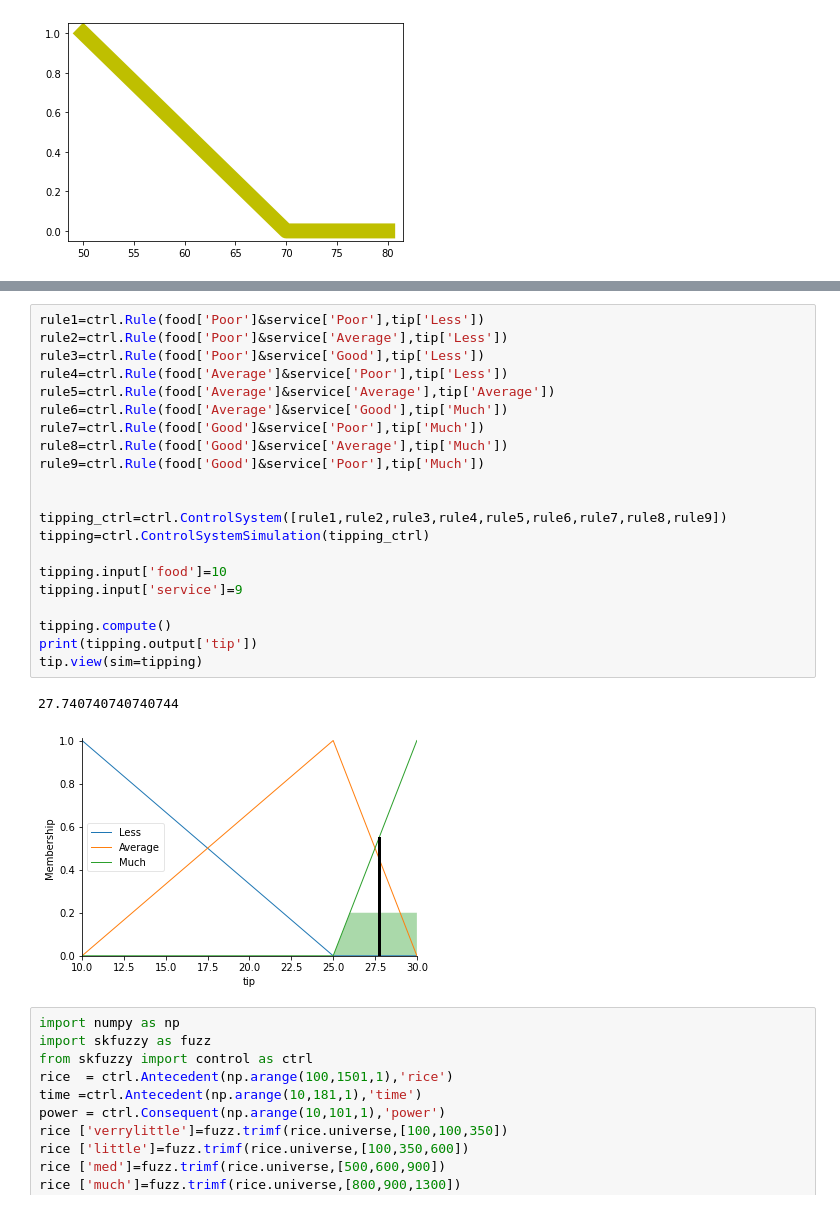
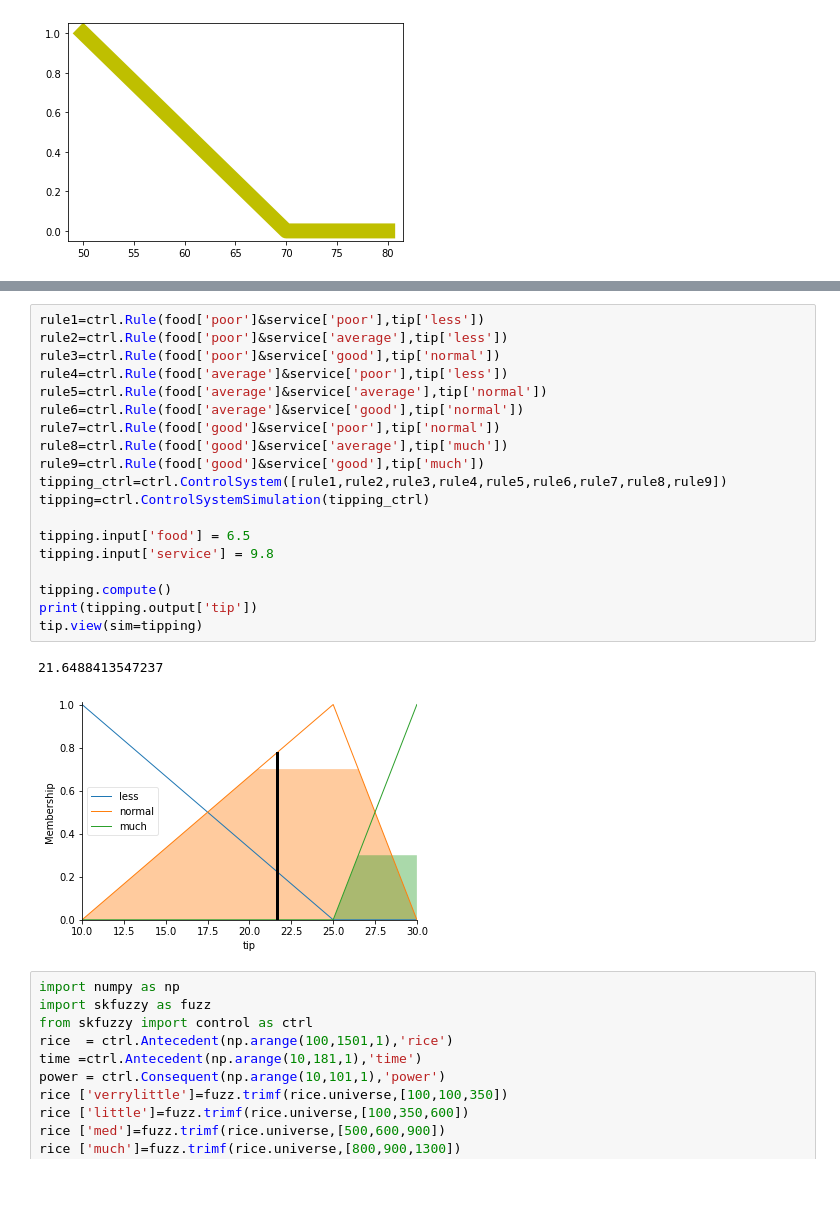
Before and after one commit to HuyHoang-20146252/AI_W4_Fuzzy_25_02_03, a Jupyter notebook: Untitled2.ipynb, the cells around one changed output, grey strips where cells are left out. Saved outputs shown, nothing was run; the diff lists cells and outputs as text.

```diff
--- a/Untitled2.ipynb
+++ b/Untitled2.ipynb
@@ -57,28 +57,26 @@ food['Average'].view()
 [figure]
 # %%
-rule1=ctrl.Rule(food['Poor']&service['Poor'],tip['Less'])
-rule2=ctrl.Rule(food['Poor']&service['Average'],tip['Less'])
-rule3=ctrl.Rule(food['Poor']&service['Good'],tip['Less'])
-rule4=ctrl.Rule(food['Average']&service['Poor'],tip['Less'])
-rule5=ctrl.Rule(food['Average']&service['Average'],tip['Average'])
-rule6=ctrl.Rule(food['Average']&service['Good'],tip['Much'])
-rule7=ctrl.Rule(food['Good']&service['Poor'],tip['Much'])
-rule8=ctrl.Rule(food['Good']&service['Average'],tip['Much'])
-rule9=ctrl.Rule(food['Good']&service['Poor'],tip['Much'])
-
-
+rule1=ctrl.Rule(food['poor']&service['poor'],tip['less'])
+rule2=ctrl.Rule(food['poor']&service['average'],tip['less'])
+rule3=ctrl.Rule(food['poor']&service['good'],tip['normal'])
+rule4=ctrl.Rule(food['average']&service['poor'],tip['less'])
+rule5=ctrl.Rule(food['average']&service['average'],tip['normal'])
+rule6=ctrl.Rule(food['average']&service['good'],tip['normal'])
+rule7=ctrl.Rule(food['good']&service['poor'],tip['normal'])
+rule8=ctrl.Rule(food['good']&service['average'],tip['much'])
+rule9=ctrl.Rule(food['good']&service['good'],tip['much'])
 tipping_ctrl=ctrl.ControlSystem([rule1,rule2,rule3,rule4,rule5,rule6,rule7,rule8,rule9])
 tipping=ctrl.ControlSystemSimulation(tipping_ctrl)
 
-tipping.input['food']=10
-tipping.input['service']=9
+tipping.input['food'] = 6.5
+tipping.input['service'] = 9.8
 
 tipping.compute()
 print(tipping.output['tip'])
 tip.view(sim=tipping)
 # %% [output]
-27.740740740740744
+21.6488413547237
-[figure, old version]
+[figure, new version]
 # %%
 import numpy as np
 import skfuzzy as fuzz
```
Also changed, not shown: parts of 1 cell of this notebook.
